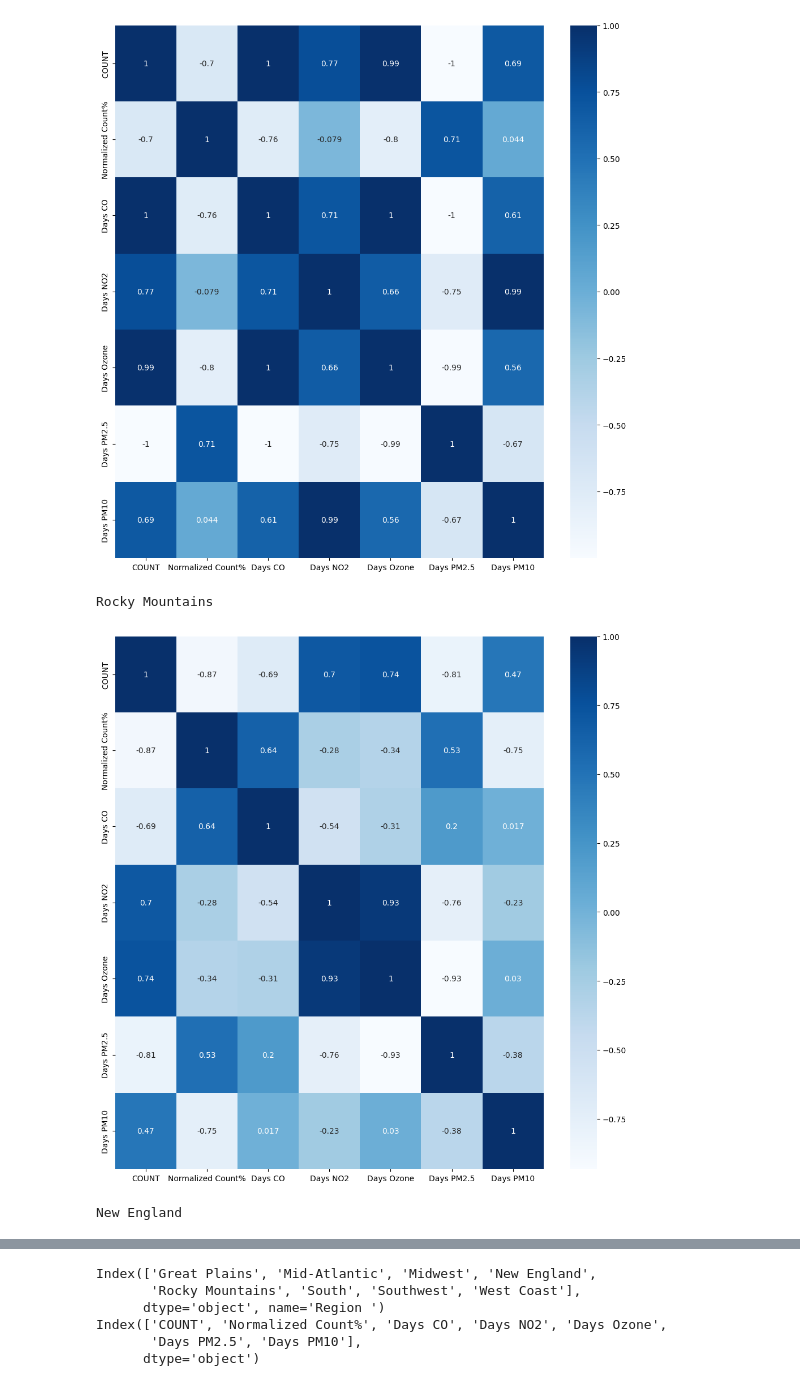
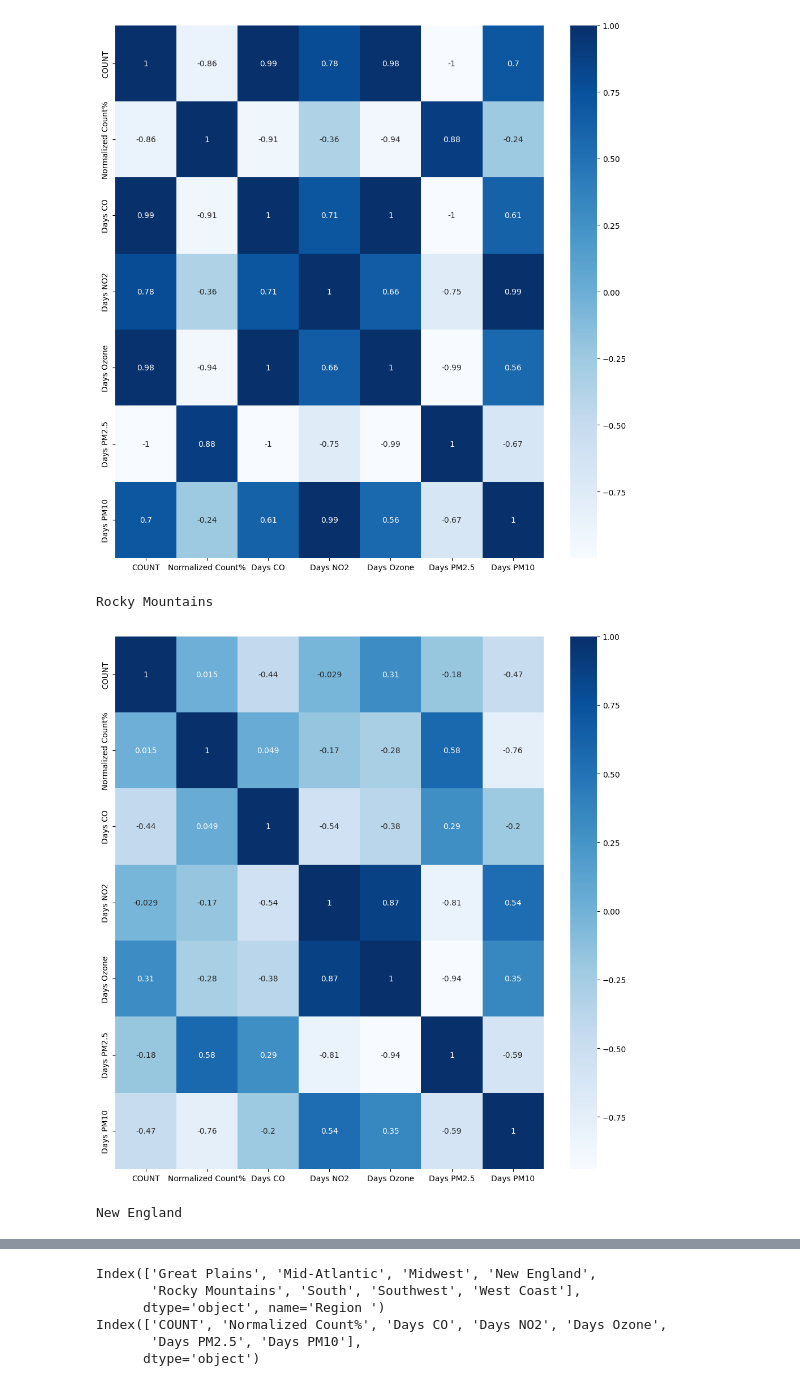
Before and after one commit to noblepenguin43/cancer-environment-corelation, a Jupyter notebook: CancerData-2018-to-2020.ipynb, the cells around one changed output, grey strips where cells are left out. Drawn from its saved outputs; the diff is of its cells as text; code cells hidden in the pictures.

```diff
--- a/CancerData-2018-to-2020.ipynb
+++ b/CancerData-2018-to-2020.ipynb
@@ -211,7 +211,7 @@ year = '2020'
 #site_csv = 'df_cancer_airpollution-Esophagus.csv' #UNCOMMMENT IF YOU WANT DUMP DATA FOR ANALYSIS - step 5
 
 #Choose this if you want specififc Cancer Type
-site = 'Hodgkin Lymphoma'
+site = 'Melanomas of the Skin'
 num1 = 0
 num2 = 1000
 
@@ -357,5 +357,5 @@ Southwest
 West Coast
-[figure, old version]
+[figure, new version]
 Rocky Mountains
-[figure, old version]
+[figure, new version]
 New England
```
Also changed, not shown: parts of 4 cells of this notebook.
